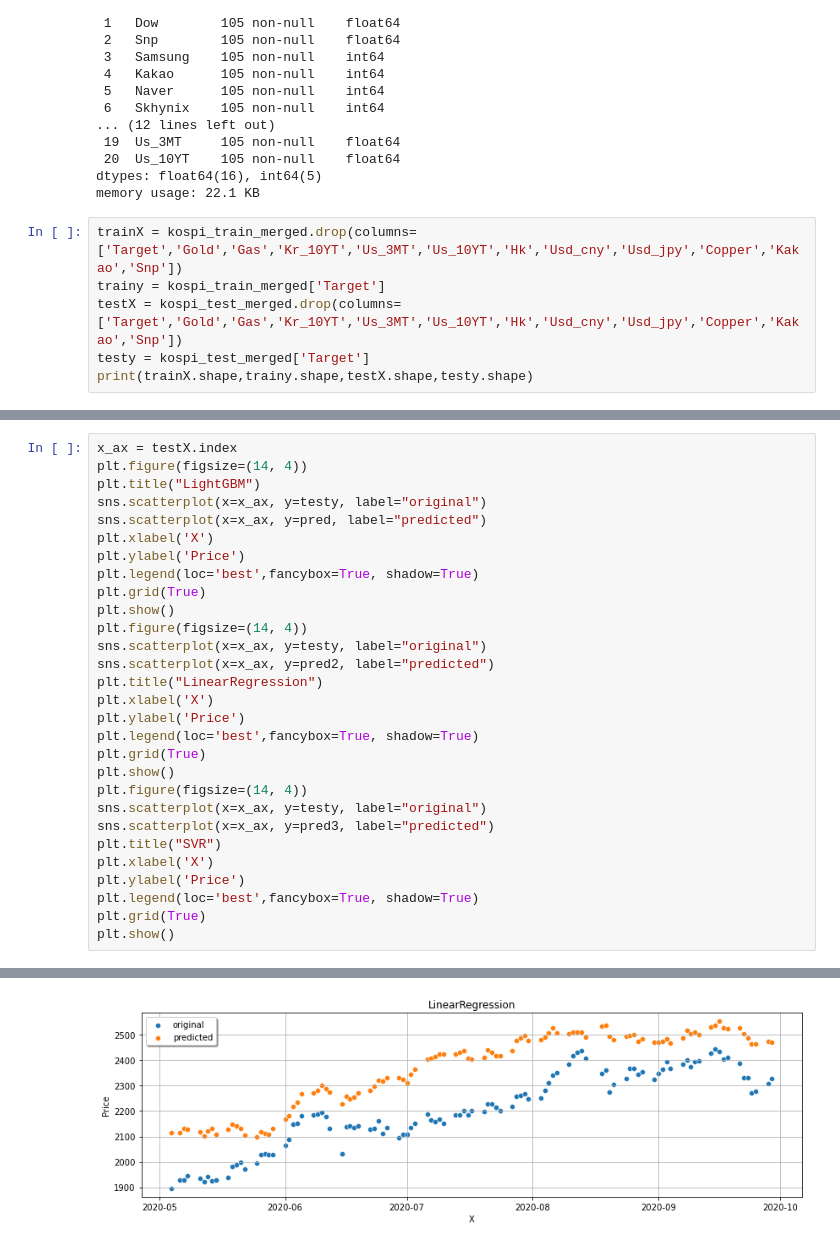
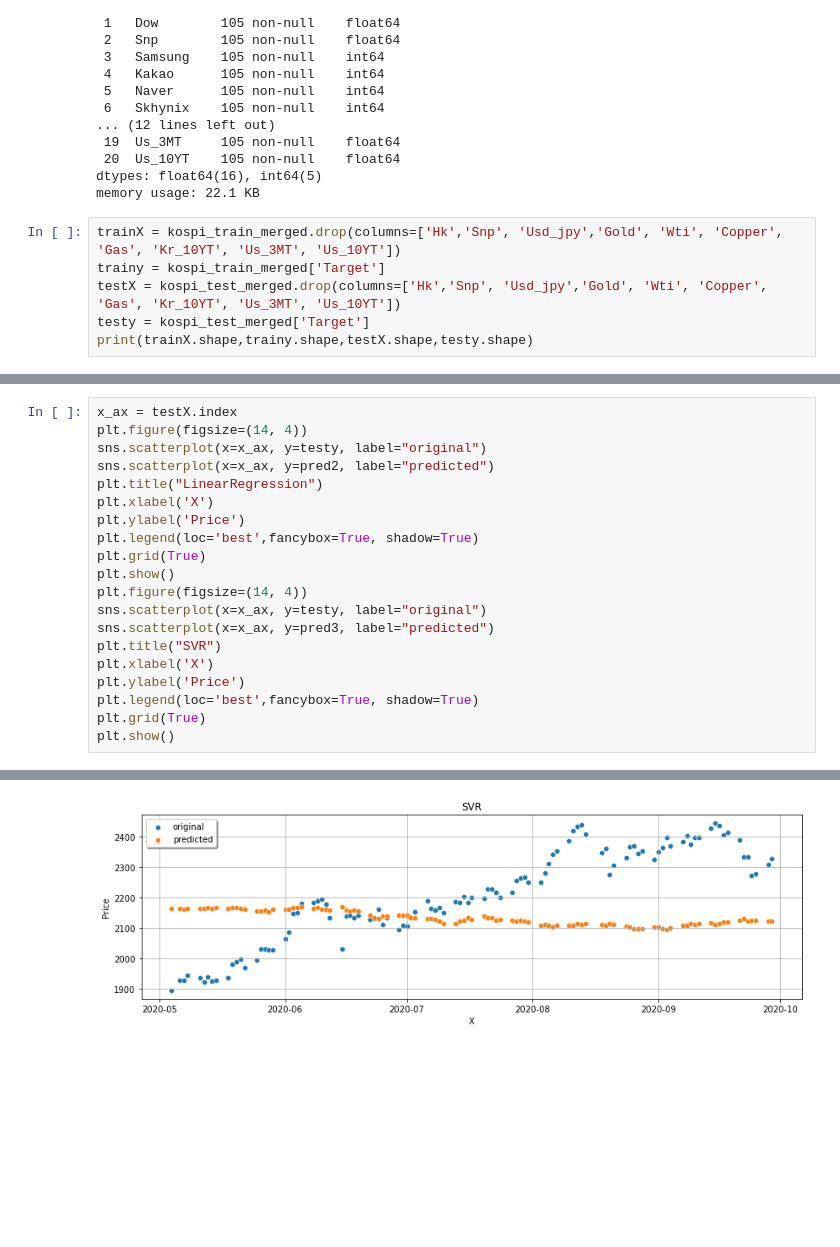
Before and after one commit to DongGuk-Seo/Yeardream, a Jupyter notebook: Project_Modeling/Project_Kospi_Price_Prediction.ipynb, the cells around one changed output, grey strips where cells are left out. Cells and saved outputs as stored; diff of their text form; blank space fills up the shorter version.

```diff
--- a/Project_Modeling/Project_Price_Prediction.ipynb
+++ b/Project_Modeling/Project_Kospi_Price_Prediction.ipynb
@@ -486,9 +486,9 @@ Data columns (total 21 columns):
 dtypes: float64(16), int64(5)
 memory usage: 22.1 KB
 # %%
-trainX = kospi_train_merged.drop(columns=['Target','Gold','Gas','Kr_10YT','Us_3MT','Us_10YT','Hk','Usd_cny','Usd_jpy','Copper','Kakao','Snp'])
+trainX = kospi_train_merged.drop(columns=['Hk','Snp', 'Usd_jpy','Gold', 'Wti', 'Copper', 'Gas', 'Kr_10YT', 'Us_3MT', 'Us_10YT'])
 trainy = kospi_train_merged['Target']
-testX = kospi_test_merged.drop(columns=['Target','Gold','Gas','Kr_10YT','Us_3MT','Us_10YT','Hk','Usd_cny','Usd_jpy','Copper','Kakao','Snp'])
+testX = kospi_test_merged.drop(columns=['Hk','Snp', 'Usd_jpy','Gold', 'Wti', 'Copper', 'Gas', 'Kr_10YT', 'Us_3MT', 'Us_10YT'])
 testy = kospi_test_merged['Target']
 print(trainX.shape,trainy.shape,testX.shape,testy.shape)
 # %% [output]
@@ -548,14 +523,5 @@ print(r2_score(testy,pred3))
 # %%
 x_ax = testX.index
-plt.figure(figsize=(14, 4))
-plt.title("LightGBM")
-sns.scatterplot(x=x_ax, y=testy, label="original")
-sns.scatterplot(x=x_ax, y=pred, label="predicted")
-plt.xlabel('X')
-plt.ylabel('Price')
-plt.legend(loc='best',fancybox=True, shadow=True)
-plt.grid(True)
-plt.show()
 plt.figure(figsize=(14, 4))
 sns.scatterplot(x=x_ax, y=testy, label="original")
 sns.scatterplot(x=x_ax, y=pred2, label="predicted")
@@ -579 +545 @@ plt.show()
-[figure, old version]
+[figure, new version]
```
Also changed, not shown: parts of 5 cells of this notebook.
